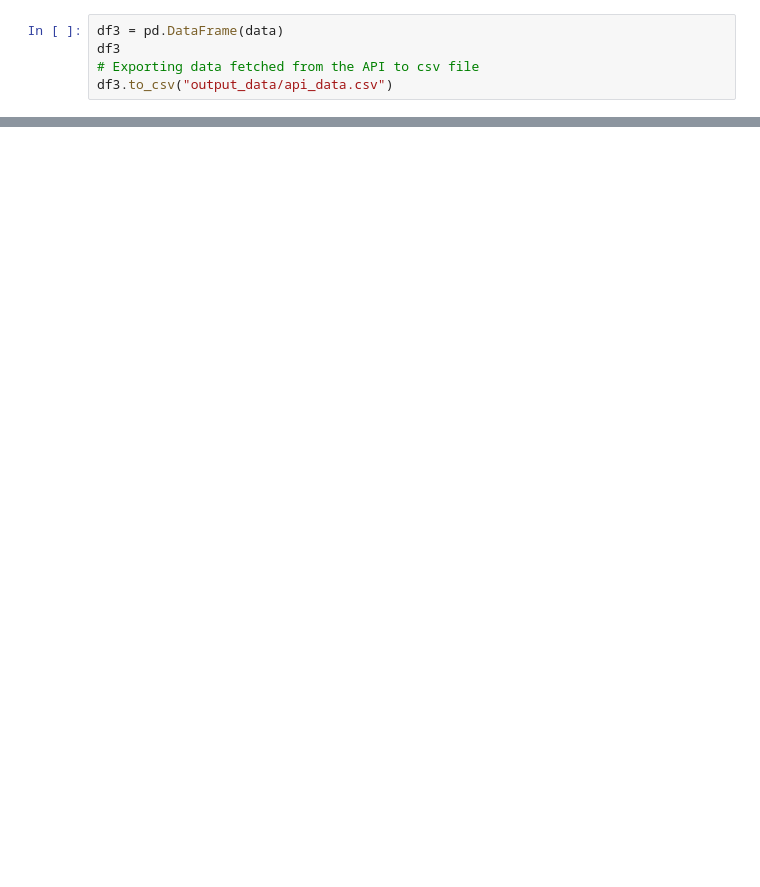
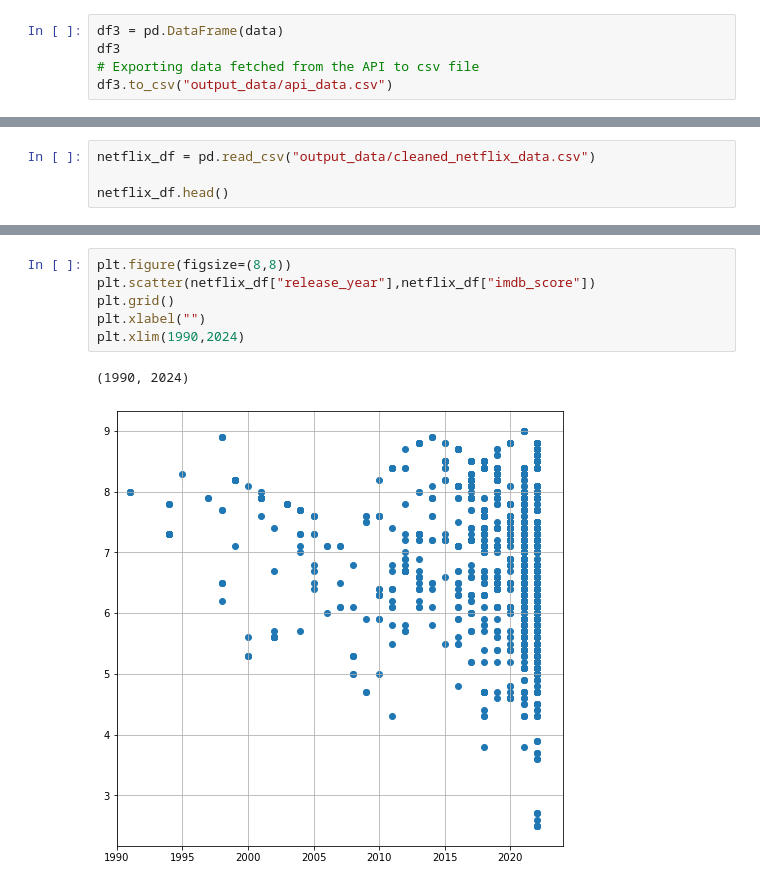
Before and after one commit to EdithLotterman/Project-1-Team-8, a Jupyter notebook: netflix_project.ipynb, the cells around one changed output, grey strips where cells are left out. Saved outputs shown, nothing was run; the diff lists cells and outputs as text; blank space fills up the shorter version.

```diff
--- a/netflix_project.ipynb
+++ b/netflix_project.ipynb
@@ -184,0 +106,4 @@ dtype: int64
+# %%
+netflix_df = pd.read_csv("output_data/cleaned_netflix_data.csv")
+
+netflix_df.head()
@@ -184,0 +117,9 @@ dtype: int64
+# %%
+plt.figure(figsize=(8,8))
+plt.scatter(netflix_df["release_year"],netflix_df["imdb_score"])
+plt.grid()
+plt.xlabel("")
+plt.xlim(1990,2024)
+# %% [output]
+(1990, 2024)
+[figure, added]
```
Also changed, not shown: parts of 9 cells of this notebook, 2 other files.
